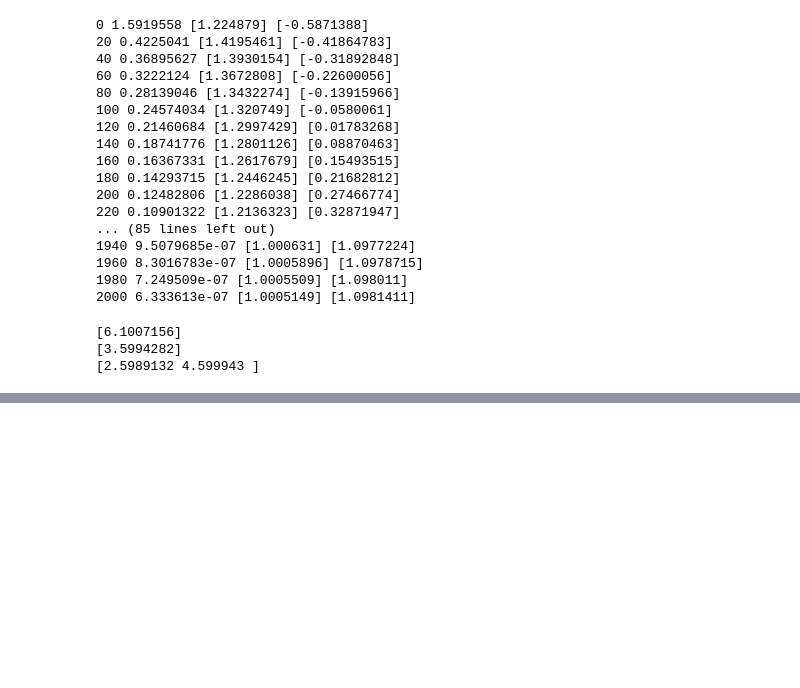
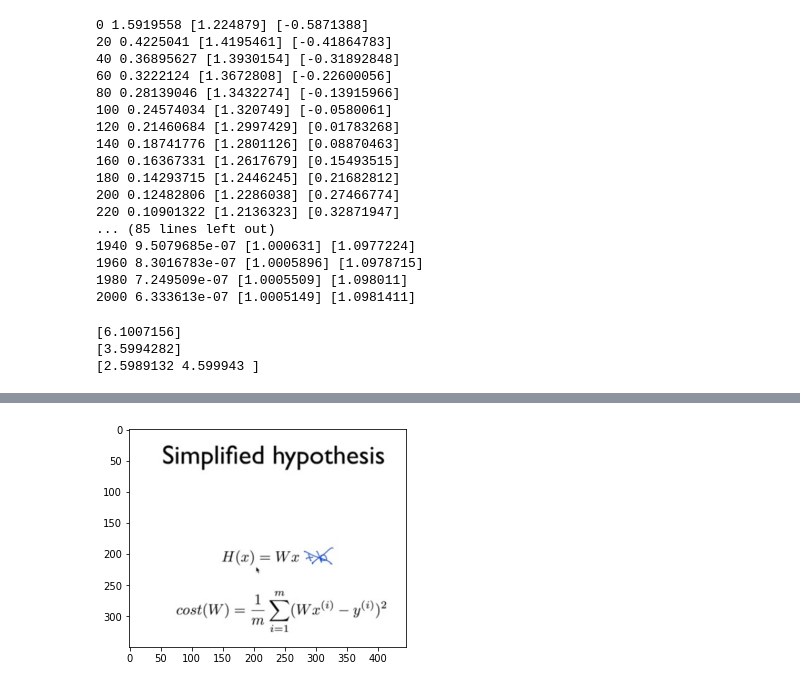
Before and after one commit to MinsuKim3095/study, a Jupyter notebook: 1.모두를_위한_딥러닝_강좌_Season_1/210202A_모두를_위한_딥러닝_강좌_Season_1.ipynb, the cells around one changed output, grey strips where cells are left out. Saved outputs shown, nothing was run; the diff lists cells and outputs as text; code cells hidden in the pictures; blank space fills up the shorter version.

```diff
--- a/1.모두를_위한_딥러닝_강좌_Season_1/210202A_모두를_위한_딥러닝_강좌_Season_1.ipynb
+++ b/1.모두를_위한_딥러닝_강좌_Season_1/210202A_모두를_위한_딥러닝_강좌_Season_1.ipynb
@@ -319,0 +351,6 @@ print(sess.run(hypothesis, feed_dict={X:[1.5, 3.5]}))
+# %%
+image2 = img.imread('./images/Linear_Regression_Hypothesis_And_Cost_2.jpg')
+plt.imshow(image2)
+plt.show()
+# %% [output]
+[figure, added]
```
Also changed, not shown: parts of 18 cells of this notebook, 7 other files.
